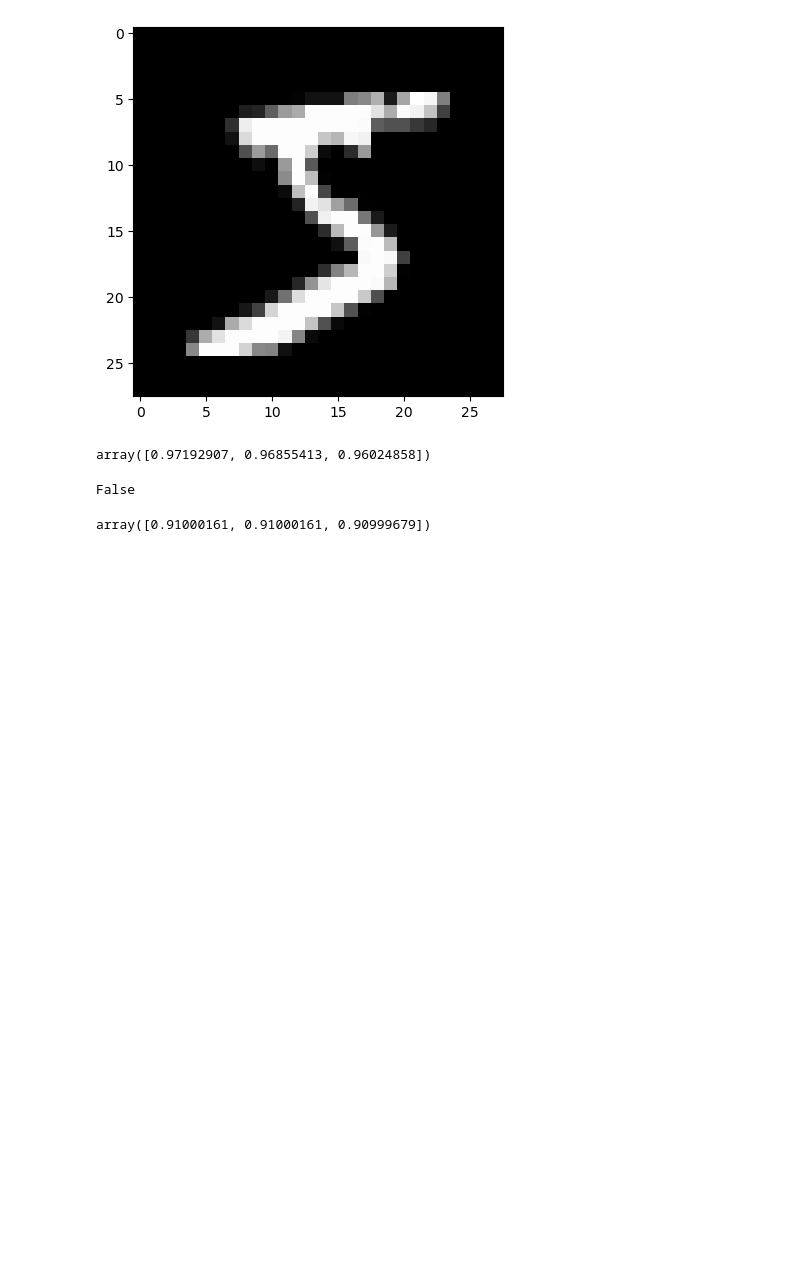
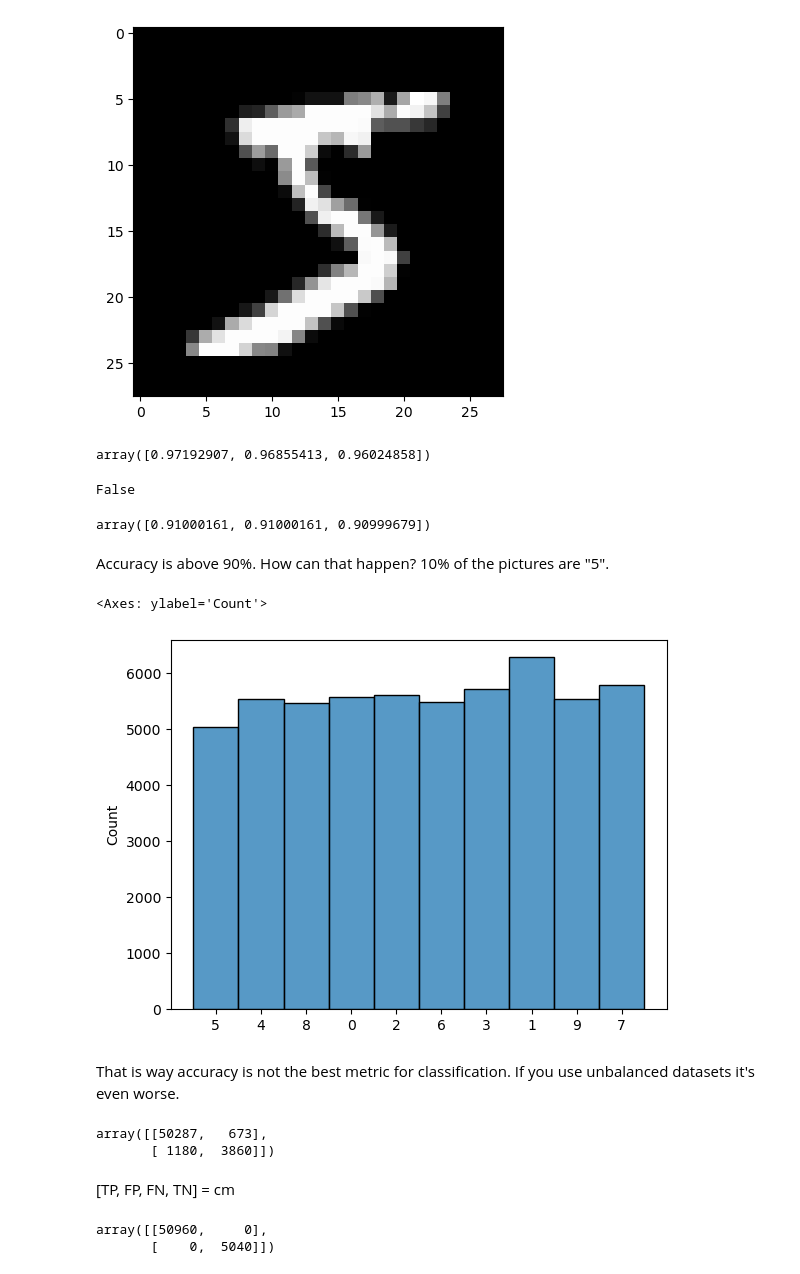
Before and after one commit to mailmezorro/handsOnMachineLearning, a Jupyter notebook: Chapter2_Mnist/mnist.ipynb, the cells around one changed output. Cells and saved outputs as stored; diff of their text form; code cells hidden in the pictures; blank space fills up the shorter version.

Commit message:
added confusionmatrix,cross_val_predict, precision_recall_curve,

```diff
--- a/Chapter2_Mnist/mnist.ipynb
+++ b/Chapter2_Mnist/mnist.ipynb
@@ -172,3 +174,12 @@ False
 cross_val_score(dummy_clf, X_train, y_train_5, cv=3, scoring="accuracy")
 # %% [output]
 array([0.91000161, 0.91000161, 0.90999679])
+# %% [markdown]
+Accuracy is above 90%. How can that happen? 10% of the pictures are "5".
+# %%
+sns.histplot(y_train)
+# %% [output]
+<Axes: ylabel='Count'>
+[figure, added]
+# %% [markdown]
+That is way accuracy is not the best metric for classification. If you use unbalanced datasets it's even worse.
@@ -174,0 +191,15 @@ array([0.91000161, 0.91000161, 0.90999679])
+# %%
+from sklearn.metrics import confusion_matrix
+cm = confusion_matrix(y_train_5, y_train_pred)
+cm
+# %% [output]
+array([[50287,   673],
+       [ 1180,  3860]])
+# %% [markdown]
+[TP, FP, FN, TN] = cm
+# %%
+y_train_perfect_prediction = y_train_5
+confusion_matrix(y_train_5, y_train_perfect_prediction)
+# %% [output]
+array([[50960,     0],
+       [    0,  5040]])
```
Also changed, not shown: parts of 20 cells of this notebook.
